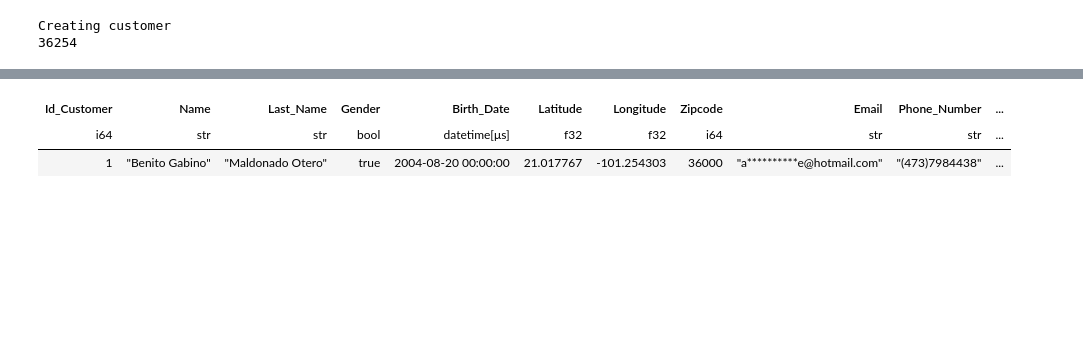
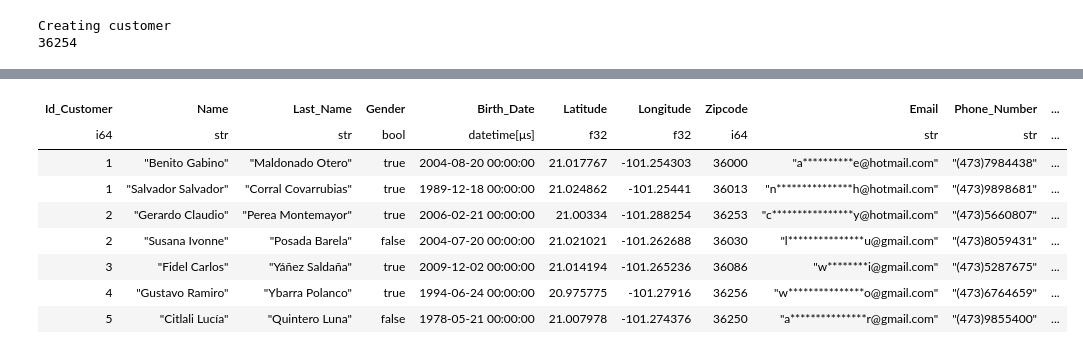
Before and after one commit to BrunoRodriguez274/Data_project, a Jupyter notebook: notebooks/access_data_generator.ipynb, the cells around one changed output, grey strips where cells are left out. Cells and saved outputs as stored; diff of their text form; code cells hidden in the pictures; blank space fills up the shorter version.

```diff
--- a/notebooks/access_data_generator.ipynb
+++ b/notebooks/access_data_generator.ipynb
@@ -225,9 +225,10 @@ oli
 # %%
 date = '2026-01-01'
 
-def create_customer_access_data(date_, profile_metadata_, gym_hours_, customers_path_ = "../data/", customers_file_ = "customers.csv"):
+def create_customer_access_data(date_, profile_metadata_, gym_hours_, data_path_ = "../data/", customers_file_ = "customers.csv", payment_file_ = "payments.csv", access_file_ = "access.csv"):
 
-    customers_schema = {"Id_Customer" :pl.Int64,
+    # Define Schemas
+    customers_schema = {"Customer_Id" :pl.Int64,
                         "Name": pl.String,
                         "Last_Name": pl.String,
                         "Gender" : pl.Boolean,
@@ -242,6 +243,26 @@ def create_customer_access_data(date_, profile_metadata_, gym_hours_, customers_
                         "Profile_Type" : pl.String,
                         "Updated_At" : pl.Datetime}
 
+
+    payments_schema = {"Payment_Id" : pl.String,
+                       "Plan_Id" : pl.String,
+                       "Customer_Id" : pl.Int64,
+                       "Payment_Amount" : pl.Float16,
+                       "Payment_Time" : pl.Datetime,
+                       "Plan_Expiration_Time" : pl.Datetime,
+                       "Payment_Status": pl.String,
+                       "Updated_At" : pl.Datetime
+    }
+
+    access_schema = {"Visit_Id" : pl.Int64,
+                     "Customer_Id" : pl.Int64,
+                     "Plan_Id" : pl.String,
+                     "Branch_Id" : pl.Float16,
+                     "Payment_Id" : pl.Datetime,
+                     "Date" : pl.Datetime,
+                     "Updated_At" : pl.Datetime
+    }
+
     eval_date = dt.datetime.strptime(date_, "%Y-%m-%d")
     day_names_dic = {0 : 'Monday', 1: 'Tuesday', 2: 'Wednesday', 3: 'Thursday', 4:'Friday', 5:'Saturday', 6: 'Sunday'}
     day_of_week = eval_date.weekday()
@@ -249,28 +270,43 @@ def create_customer_access_data(date_, profile_metadata_, gym_hours_, customers_
 
     print(eval_date, day_of_week, day_name)
 
-    if not os.path.isdir(customers_path_):
-        os.makedirs(customers_path_, exist_ok = True)
+    if not os.path.isdir(data_path_):
+        os.makedirs(data_path_, exist_ok = True)
 
-    if not os.path.exists(customers_path_ + customers_file_):
+    if not os.path.exists(data_path_ + customers_file_):
         print("Creating customers file")
         df_customers = pl.DataFrame([], schema = customers_schema,
-                                                    orient="row").write_csv(customers_path_+ customers_file_)
+                                                    orient="row").write_csv(data_path_+ customers_file_)
 
-    df_customers = pl.read_csv(customers_path_+ customers_file_, schema=customers_schema)
+    if not os.path.exists(data_path_ + payment_file_):
+        print("Creating customers file")
+        df_customers = pl.DataFrame([], schema = payments_schema,
+                                                    orient="row").write_csv(data_path_+ payment_file_)
 
-    # New customers
+    if not os.path.exists(data_path_ + access_file_):
+        print("Creating customers file")
+        df_customers = pl.DataFrame([], schema = access_schema,
+                                                    orient="row").write_csv(data_path_+ access_file_)
+
+    df_customers = pl.read_csv(data_path_+ customers_file_, schema=customers_schema)
+
+    #########################
+    # 1. Create new customers
+    #########################
+
+    # 1.1. Customers configs
     tot_new = int(abs(rng.normal(0, 1)))
     print("Total new customers", tot_new)
 
     max_id = df_customers.select(pl.max("Id_Customer")).item()
 
-    counter = max_id
+    counter = max_id + 1
     if max_id == None:
         counter = 1
 
     dict_profiles = create_customer_profiles(profile_metadata_, tot_new)
 
+    # 1.2 Generate customers
     new_customers = []
     for new_cus in range(tot_new):
 
@@ -282,13 +318,16 @@ def create_customer_access_data(date_, profile_metadata_, gym_hours_, customers_
         new_customers.append(tuple(new_customer.values()))
         counter +=1
 
+    # 1.3 Save file
+    df_new_customers = pl.DataFrame(new_customers, customers_schema, orient = "row")
+    df_customers = pl.concat([df_customers, df_new_customers])
+    df_customers.write_csv(data_path_ + customers_file_)
 
-    df_new_customers = pl.DataFrame(new_customers, customers_schema, orient = "row")
+    ###########################
+    # 2. Create Access Registry
+    ###########################
 
-    df_customers = pl.concat([df_customers, df_new_customers])
-
-    df_customers.write_csv(customers_path_+customers_file_)
-
+    # 2.1 Given at least one customer, generate random visits
     if df_customers.shape[0] >0:
         temp = df_customers.filter(pl.col("Status") =="Active").to_dicts()
 
@@ -300,6 +339,20 @@ def create_customer_access_data(date_, profile_metadata_, gym_hours_, customers_
             has_visit = rng.choice([1,0], p = [day_proba, 1-day_proba])
             print(profile, day_proba, has_visit)
 
+            # Check is customer assisted
+            if has_visit == 0:
+                continue
+
+
+
+
+
+
+
+
+
+
+
 
     return df_customers
 
@@ -313,6 +374,12 @@ shape: (1, 14)
 | Id_Customer | Name | Last_Name | Gender | Birth_Date | Latitude | Longitude | Zipcode | Email | Phone_Number | ... |
 | i64 | str | str | bool | datetime[μs] | f32 | f32 | i64 | str | str | ... |
 | 1 | "Benito Gabino" | "Maldonado Otero" | true | 2004-08-20 00:00:00 | 21.017767 | -101.254303 | 36000 | "a**********e@hotmail.com" | "(473)7984438" | ... |
+| 1 | "Salvador Salvador" | "Corral Covarrubias" | true | 1989-12-18 00:00:00 | 21.024862 | -101.25441 | 36013 | "n***************h@hotmail.com" | "(473)9898681" | ... |
+| 2 | "Gerardo Claudio" | "Perea Montemayor" | true | 2006-02-21 00:00:00 | 21.00334 | -101.288254 | 36253 | "c****************y@hotmail.com" | "(473)5660807" | ... |
+| 2 | "Susana Ivonne" | "Posada Barela" | false | 2004-07-20 00:00:00 | 21.021021 | -101.262688 | 36030 | "l***************u@gmail.com" | "(473)8059431" | ... |
+| 3 | "Fidel Carlos" | "Yáñez Saldaña" | true | 2009-12-02 00:00:00 | 21.014194 | -101.265236 | 36086 | "w********i@gmail.com" | "(473)5287675" | ... |
+| 4 | "Gustavo Ramiro" | "Ybarra Polanco" | true | 1994-06-24 00:00:00 | 20.975775 | -101.27916 | 36256 | "w***************o@gmail.com" | "(473)6764659" | ... |
+| 5 | "Citlali Lucía" | "Quintero Luna" | false | 1978-05-21 00:00:00 | 21.007978 | -101.274376 | 36250 | "a***************r@gmail.com" | "(473)9855400" | ... |
 # %%
 for profile in profiles.keys():
     days = profiles[profile]["days_probability"]
```
Also changed, not shown: parts of 7 cells of this notebook, 2 other files.
